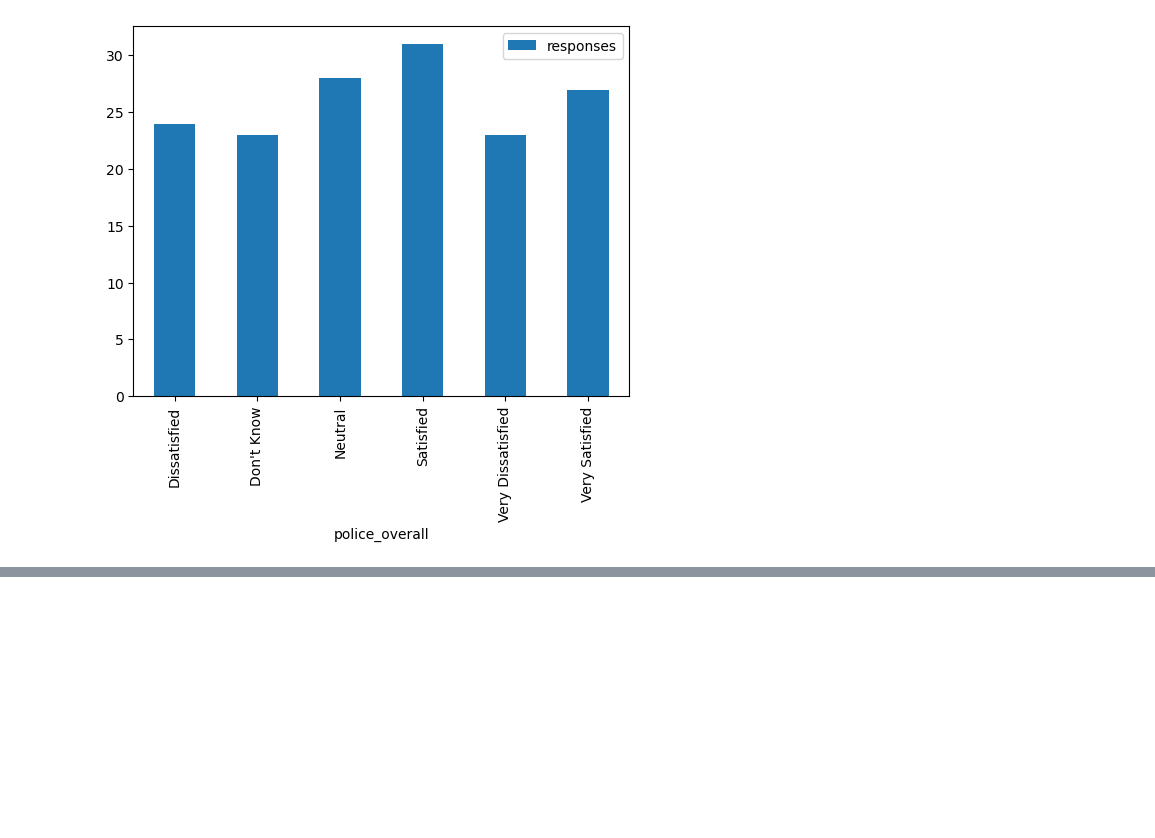
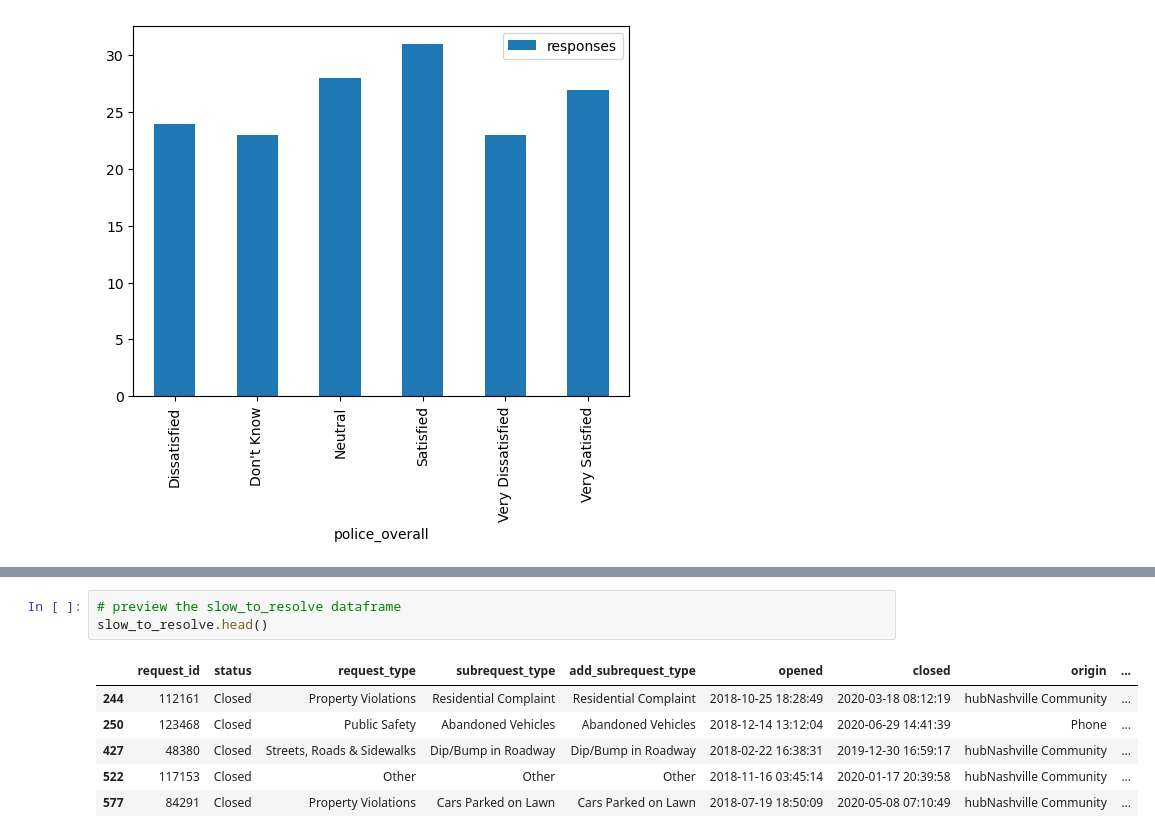
Before and after one commit to dobbinjp/nss-help, a Jupyter notebook: jumpstart_analysis.ipynb, the cells around one changed output, grey strips where cells are left out. Saved outputs shown, nothing was run; the diff lists cells and outputs as text; blank space fills up the shorter version.

```diff
--- a/jumpstart_analysis.ipynb
+++ b/jumpstart_analysis.ipynb
@@ -456,0 +506,10 @@ police_survey_by_zip.groupby(by='police_overall').size().reset_index(name='respo
+# %%
+# preview the slow_to_resolve dataframe
+slow_to_resolve.head()
+# %% [output]
+|  | request_id | status | request_type | subrequest_type | add_subrequest_type | opened | closed | origin | ... |
+| 244 | 112161 | Closed | Property Violations | Residential Complaint | Residential Complaint | 2018-10-25 18:28:49 | 2020-03-18 08:12:19 | hubNashville Community | ... |
+| 250 | 123468 | Closed | Public Safety | Abandoned Vehicles | Abandoned Vehicles | 2018-12-14 13:12:04 | 2020-06-29 14:41:39 | Phone | ... |
+| 427 | 48380 | Closed | Streets, Roads & Sidewalks | Dip/Bump in Roadway | Dip/Bump in Roadway | 2018-02-22 16:38:31 | 2019-12-30 16:59:17 | hubNashville Community | ... |
+| 522 | 117153 | Closed | Other | Other | Other | 2018-11-16 03:45:14 | 2020-01-17 20:39:58 | hubNashville Community | ... |
+| 577 | 84291 | Closed | Property Violations | Cars Parked on Lawn | Cars Parked on Lawn | 2018-07-19 18:50:09 | 2020-05-08 07:10:49 | hubNashville Community | ... |
```
Also changed, not shown: parts of 11 cells of this notebook.
